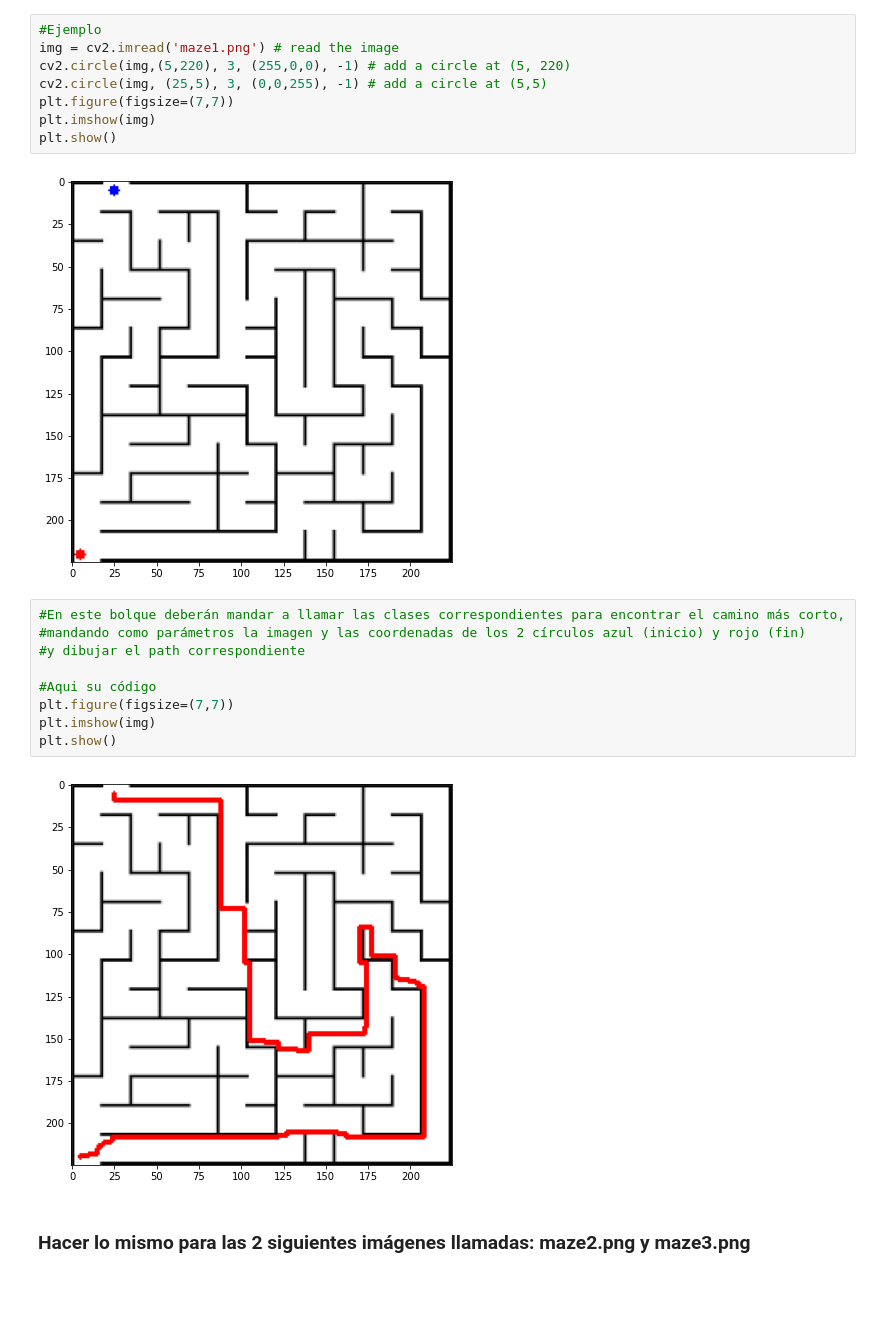
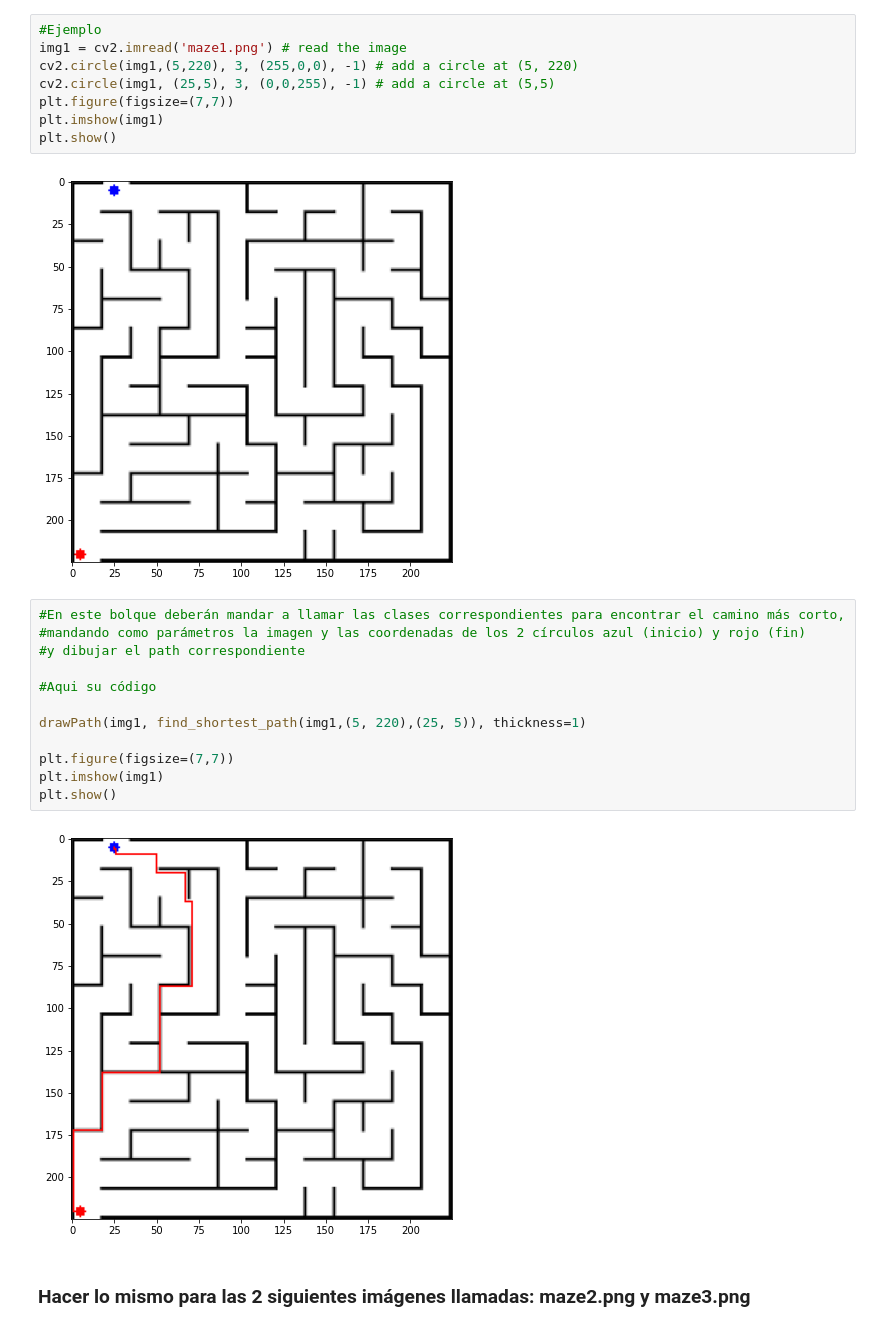
Before and after one commit to AxlSyr/ArtificialIntelligenceUAEM, a Jupyter notebook: Tarea_1_WoAns.ipynb, the cells around one changed output. Cells and saved outputs as stored; diff of their text form; blank space fills up the shorter version.

```diff
--- a/Tarea_1_WoAns.ipynb
+++ b/Tarea_1_WoAns.ipynb
@@ -158,24 +160,27 @@ def find_shortest_path(img,src,dst):
 ### Deberán cargar el mapa y posicionar las coordenadas de inicio y fin. En el siguiente ejemplo se muestra la forma de carga, pero ustedes deberán completar las líneas correspondientes de código
 # %%
 #Ejemplo
-img = cv2.imread('maze1.png') # read the image
-cv2.circle(img,(5,220), 3, (255,0,0), -1) # add a circle at (5, 220)
-cv2.circle(img, (25,5), 3, (0,0,255), -1) # add a circle at (5,5)
+img1 = cv2.imread('maze1.png') # read the image
+cv2.circle(img1,(5,220), 3, (255,0,0), -1) # add a circle at (5, 220)
+cv2.circle(img1, (25,5), 3, (0,0,255), -1) # add a circle at (5,5)
 plt.figure(figsize=(7,7))
-plt.imshow(img)
+plt.imshow(img1)
 plt.show()
 # %% [output]
 [figure]
 # %%
 #En este bolque deberán mandar a llamar las clases correspondientes para encontrar el camino más corto,
 #mandando como parámetros la imagen y las coordenadas de los 2 círculos azul (inicio) y rojo (fin)
 #y dibujar el path correspondiente
 
 #Aqui su código
+
+drawPath(img1, find_shortest_path(img1,(5, 220),(25, 5)), thickness=1)
+
 plt.figure(figsize=(7,7))
-plt.imshow(img)
+plt.imshow(img1)
 plt.show()
 # %% [output]
-[figure, old version]
+[figure, new version]
 # %% [markdown]
 ### Hacer lo mismo para las 2 siguientes imágenes llamadas: maze2.png y maze3.png
```
Also changed, not shown: parts of 11 cells of this notebook.
